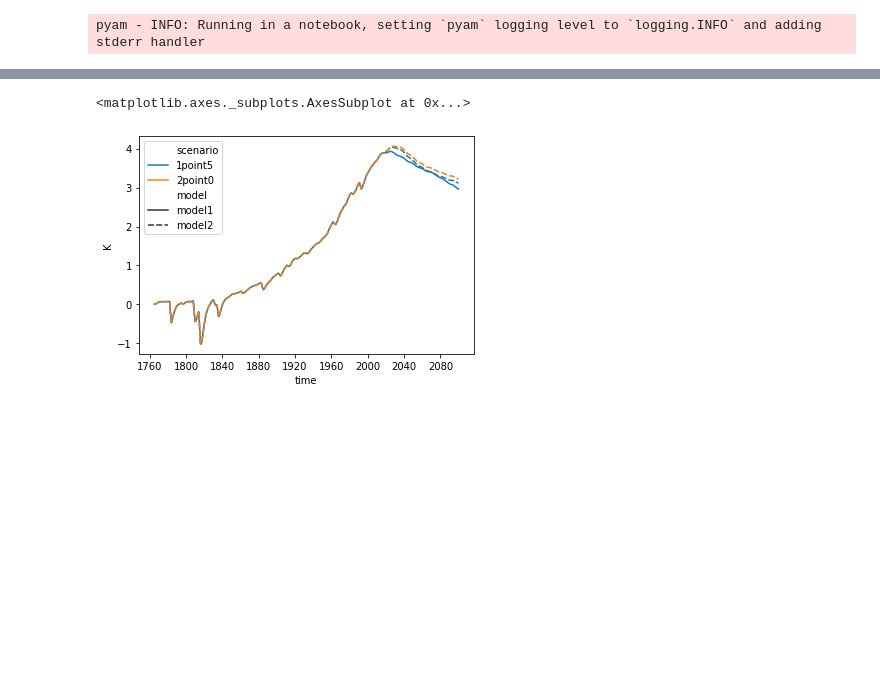
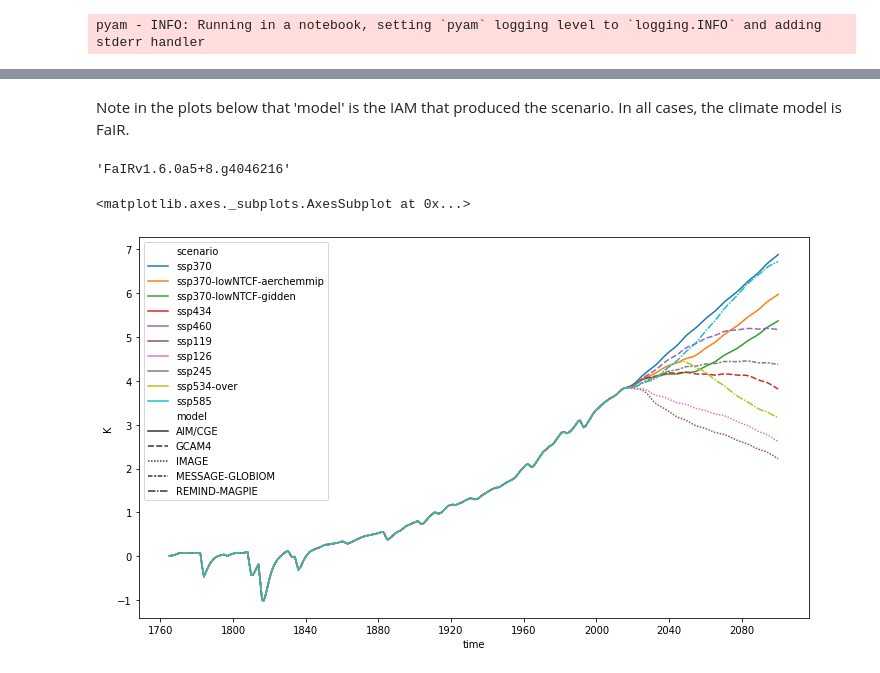
Before and after one commit to openscm/openscm-runner, a Jupyter notebook: notebooks/run-fair.ipynb, the cells around one changed output, grey strips where cells are left out. Saved outputs shown, nothing was run; the diff lists cells and outputs as text; code cells hidden in the pictures; blank space fills up the shorter version.

```diff
--- a/notebooks/run-fair.ipynb
+++ b/notebooks/run-fair.ipynb
@@ -34,12 +35,10 @@ fair.get_version()
 # %%
 # NBVAL_IGNORE_OUTPUT
-df = pd.read_csv(
+df_fair = ScmDataFrame(
     os.path.join(
-        "..", "data", "tiny_example_emissions_harmonized_infilled.csv"
+        "..", "tests", "test-data", "rcmip_scen_ssp_world_emissions.csv"
     )
 )
-df = pyam.IamDataFrame(df)
-df_clean = df.filter(variable="*Infilled*")
-df_fair = df_clean.copy()
+
 df_fair.head()
 # %% [output]
@@ -58,7 +58,15 @@ x = run(
         ],  # passing an empty list of an empty dict will run with defaults
     },
     scenarios=df_fair,
-    output_variables=("Surface Temperature", "Atmospheric Concentrations|CO2"),
+    output_variables=(
+        "Surface Temperature",
+        "Atmospheric Concentrations|CO2",
+        "Effective Radiative Forcing",
+        "Effective Radiative Forcing|CO2",
+        "Effective Radiative Forcing|Aerosols",
+        "Effective Radiative Forcing|Aerosols|Direct Effect",
+        "Effective Radiative Forcing|Aerosols|Indirect Effect",
+    ),
 )
 # %%
 # NBVAL_IGNORE_OUTPUT
@@ -76,10 +83,17 @@ x.timeseries()
+# %% [markdown]
+Note in the plots below that 'model' is the IAM that produced the scenario. In all cases, the climate model is FaIR.
+# %%
+x.get_unique_meta("climate_model", no_duplicates=True)
+# %% [output]
+'FaIRv1.6.0a5+8.g4046216'
 # %%
 # NBVAL_IGNORE_OUTPUT
+ax = plt.figure(figsize=(12, 7)).add_subplot(111)
 x.filter(variable="Surface Temperature").lineplot(
-    hue="scenario", style="model"
+    hue="scenario", style="model", ax=ax
 )
 # %% [output]
 <matplotlib.axes._subplots.AxesSubplot at 0x...>
-[figure, old version]
+[figure, new version]
 # %%
 # NBVAL_IGNORE_OUTPUT
```
Also changed, not shown: parts of 10 cells of this notebook, 4 other files.
